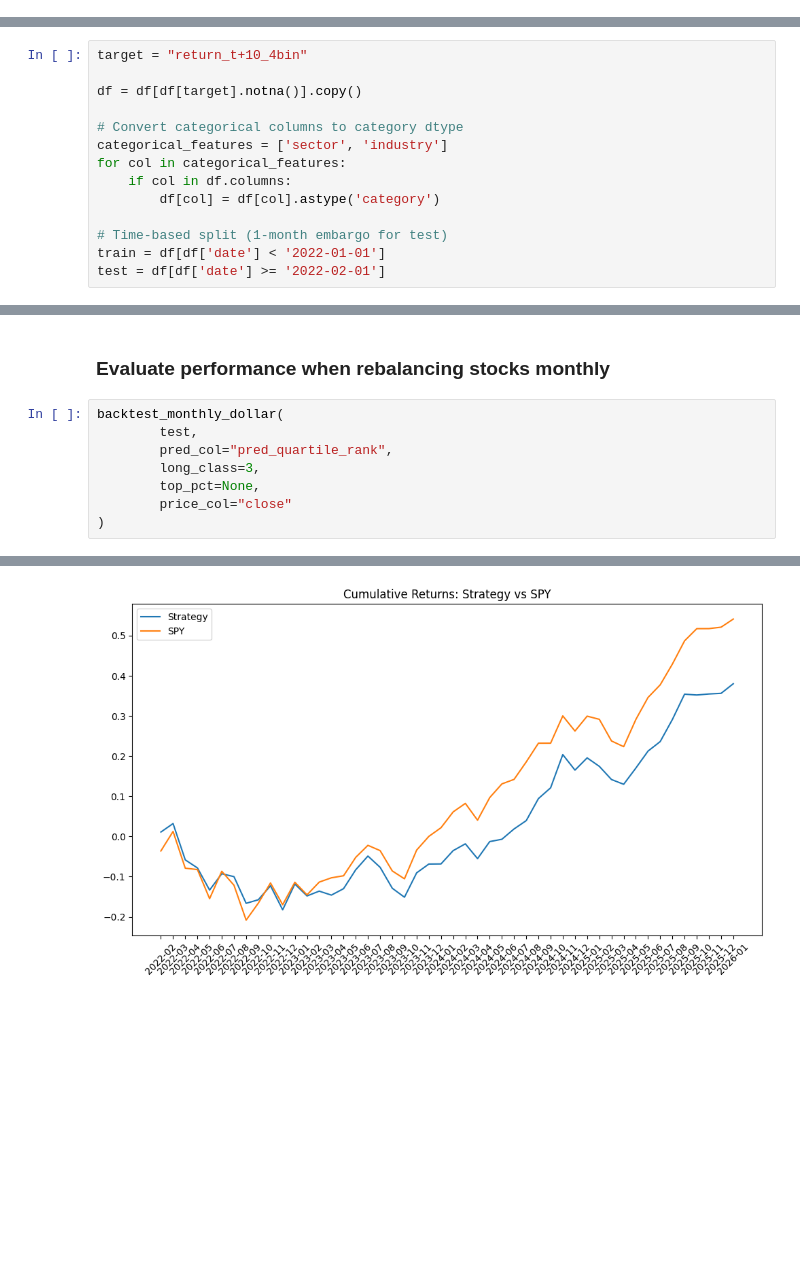
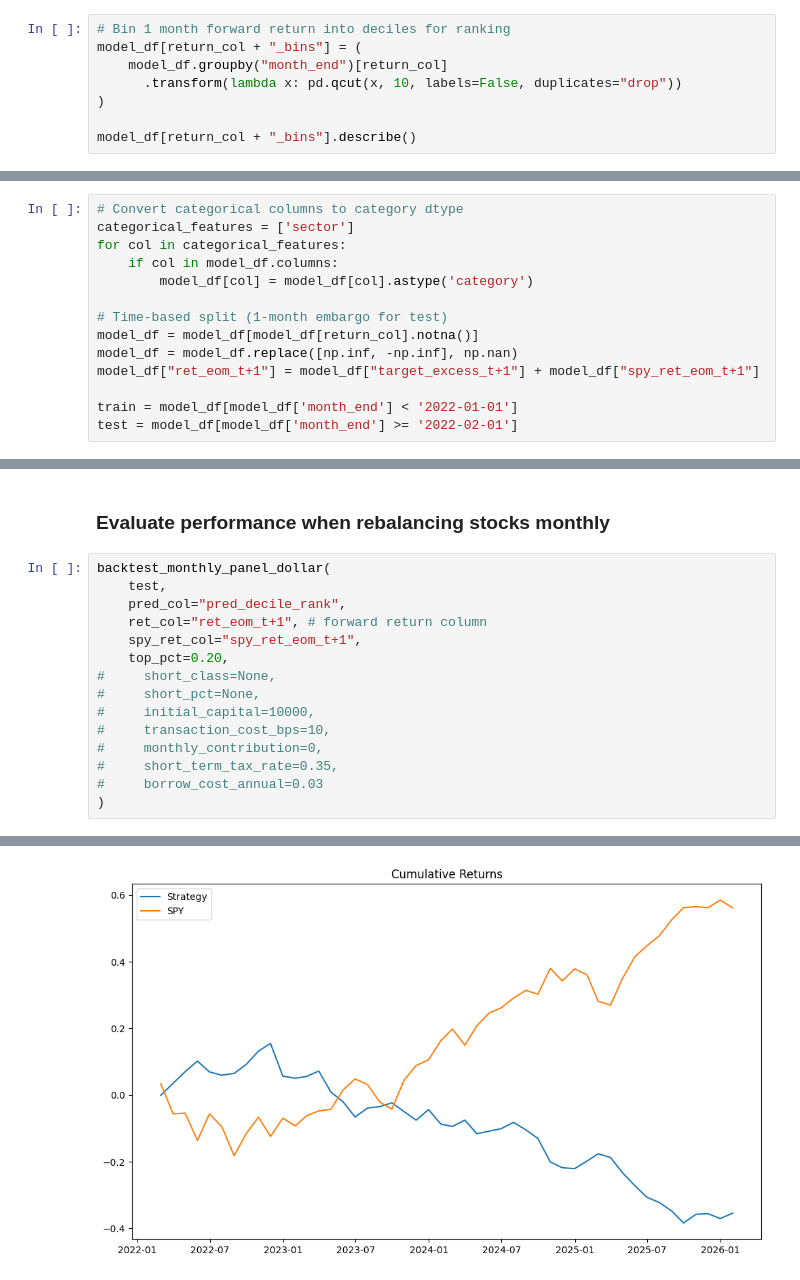
Before and after one commit to asacco-97/multimodal-stock-ranking, a Jupyter notebook: notebooks/001_testing_model_frameworks.ipynb, the cells around one changed output, grey strips where cells are left out. Saved outputs shown, nothing was run; the diff lists cells and outputs as text; blank space fills up the shorter version.

```diff
--- a/notebooks/001_testing_model_frameworks.ipynb
+++ b/notebooks/001_testing_model_frameworks.ipynb
@@ -422,0 +606,8 @@ df.tail()
+# %%
+# Bin 1 month forward return into deciles for ranking
+model_df[return_col + "_bins"] = (
+    model_df.groupby("month_end")[return_col]
+      .transform(lambda x: pd.qcut(x, 10, labels=False, duplicates="drop"))
+)
+
+model_df[return_col + "_bins"].describe()
@@ -457,17 +628,17 @@ modeling_features
 # %% [markdown]
 ### Generate train, test, and quintile target
 # %%
-target = "return_t+10_4bin"
-
-df = df[df[target].notna()].copy()
-
 # Convert categorical columns to category dtype
-categorical_features = ['sector', 'industry']
+categorical_features = ['sector']
 for col in categorical_features:
-    if col in df.columns:
-        df[col] = df[col].astype('category')
+    if col in model_df.columns:
+        model_df[col] = model_df[col].astype('category')
 
 # Time-based split (1-month embargo for test)
-train = df[df['date'] < '2022-01-01']
-test = df[df['date'] >= '2022-02-01']
+model_df = model_df[model_df[return_col].notna()]
+model_df = model_df.replace([np.inf, -np.inf], np.nan)
+model_df["ret_eom_t+1"] = model_df["target_excess_t+1"] + model_df["spy_ret_eom_t+1"]
+
+train = model_df[model_df['month_end'] < '2022-01-01']
+test = model_df[model_df['month_end'] >= '2022-02-01']
 # %% [markdown]
@@ -502,11 +696,18 @@ plot_feature_importance(quintile_rank_model, modeling_features, top_n=10)
 # %% [markdown]
 ### Evaluate performance when rebalancing stocks monthly
 # %%
-backtest_monthly_dollar(
-        test,
-        pred_col="pred_quartile_rank",
-        long_class=3,
-        top_pct=None,
-        price_col="close"
+backtest_monthly_panel_dollar(
+    test,
+    pred_col="pred_decile_rank",
+    ret_col="ret_eom_t+1", # forward return column
+    spy_ret_col="spy_ret_eom_t+1",
+    top_pct=0.20,
+#     short_class=None,
+#     short_pct=None,
+#     initial_capital=10000,
+#     transaction_cost_bps=10,
+#     monthly_contribution=0,
+#     short_term_tax_rate=0.35,
+#     borrow_cost_annual=0.03
 )
 # %% [output]
@@ -525 +726 @@ CAGR                          8.10%         12.45%
-[figure, old version]
+[figure, new version]
```
Also changed, not shown: parts of 37 cells of this notebook, 12 other files.
